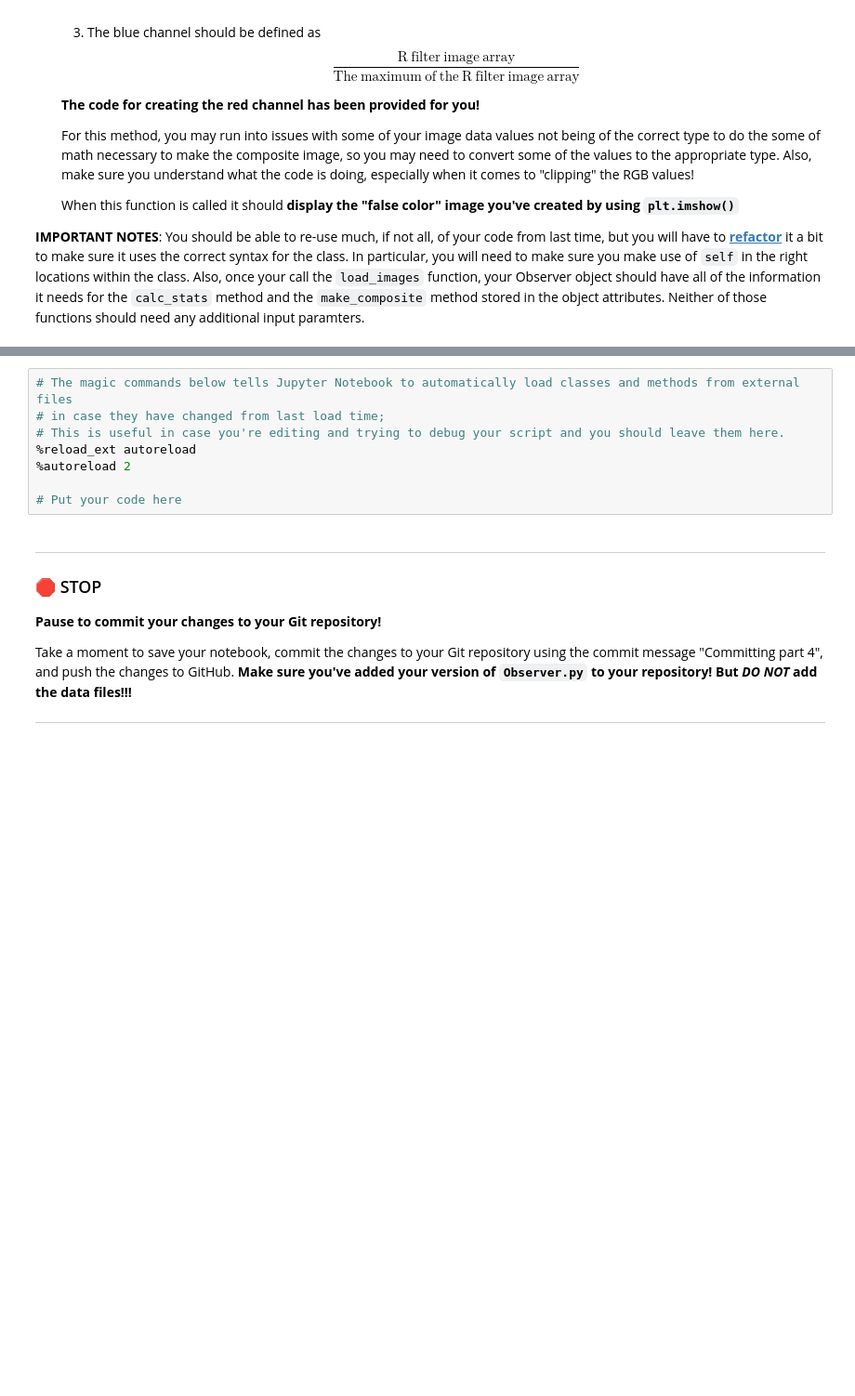
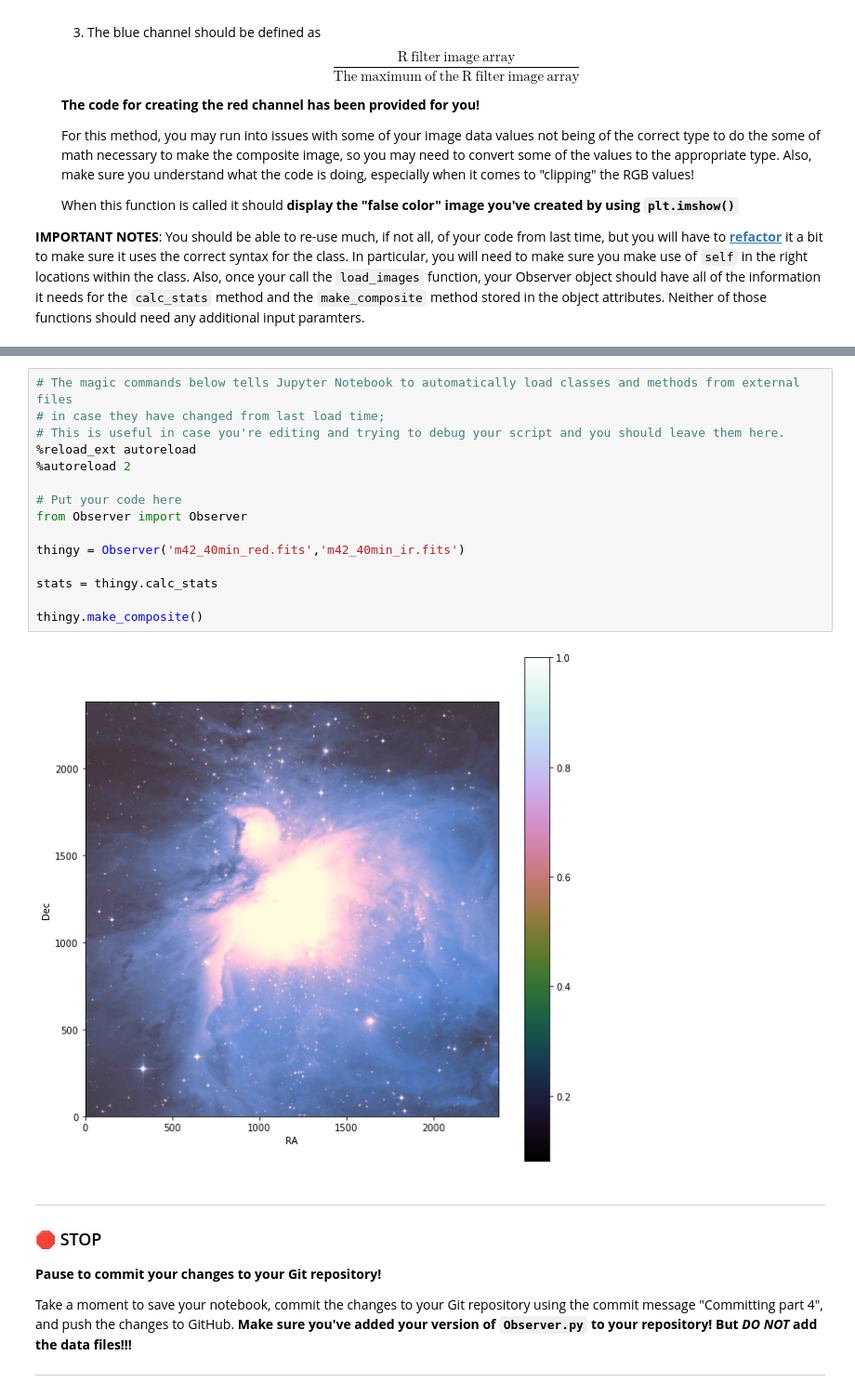
Before and after one commit to Michael-Bellaver/cmse202-s21-turnin, a Jupyter notebook: hw-02/HW-02_PandasReviewAndPythonObjects-STUDENT.ipynb, the cells around one changed output, grey strips where cells are left out. Shown at 93% size. Saved outputs shown, nothing was run; the diff lists cells and outputs as text; blank space fills up the shorter version.

```diff
--- a/hw-02/HW-02_PandasReviewAndPythonObjects-STUDENT.ipynb
+++ b/hw-02/HW-02_PandasReviewAndPythonObjects-STUDENT.ipynb
@@ -382,11 +398,20 @@ If you need the data files again, you can get them here:
 # %%
 # The magic commands below tells Jupyter Notebook to automatically load classes and methods from external files
 # in case they have changed from last load time;
 # This is useful in case you're editing and trying to debug your script and you should leave them here.
 %reload_ext autoreload
 %autoreload 2
 
 # Put your code here
+from Observer import Observer
+
+thingy = Observer('m42_40min_red.fits','m42_40min_ir.fits')
+
+stats = thingy.calc_stats
+
+thingy.make_composite()
+# %% [output]
+[figure, added]
 # %% [markdown]
 ---
 ### &#128721; STOP
```
Also changed, not shown: parts of 2 cells of this notebook, 3 other files.
